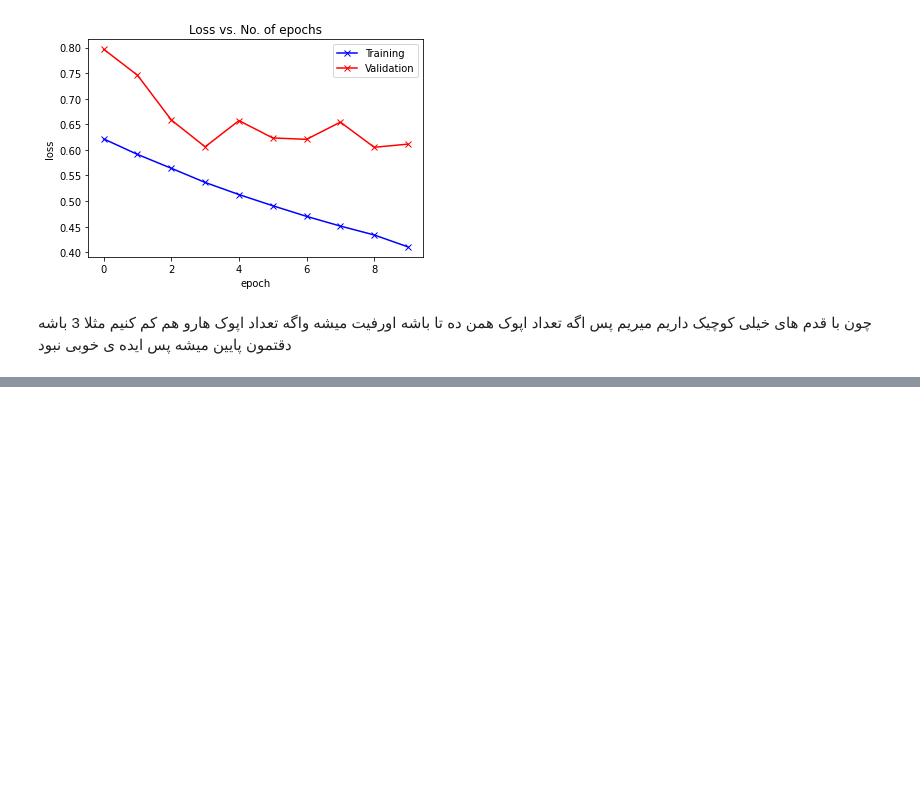
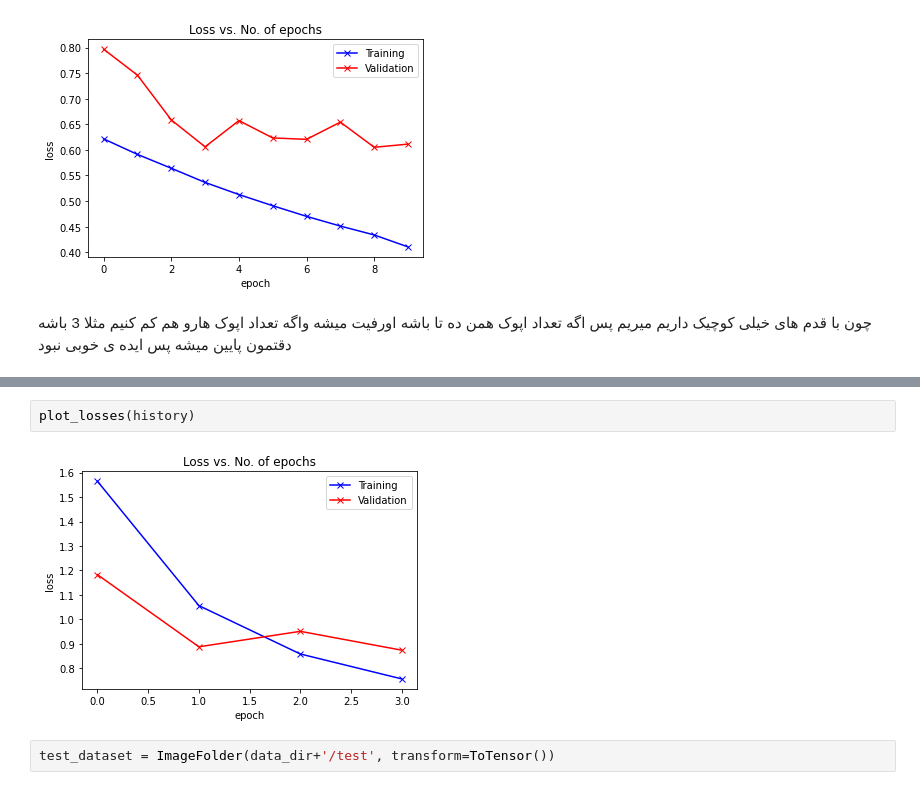
Before and after one commit to sanaaria/Ann, a Jupyter notebook: Ann_HW02.ipynb, the cells around one changed output, grey strips where cells are left out. Cells and saved outputs as stored; diff of their text form; blank space fills up the shorter version.

```diff
--- a/Ann_HW02.ipynb
+++ b/Ann_HW02.ipynb
@@ -1032,0 +1122,6 @@ plot_losses(history)
+# %%
+plot_losses(history)
+# %% [output]
+[figure, added]
+# %%
+test_dataset = ImageFolder(data_dir+'/test', transform=ToTensor())
```
Also changed, not shown: parts of 18 cells of this notebook.
